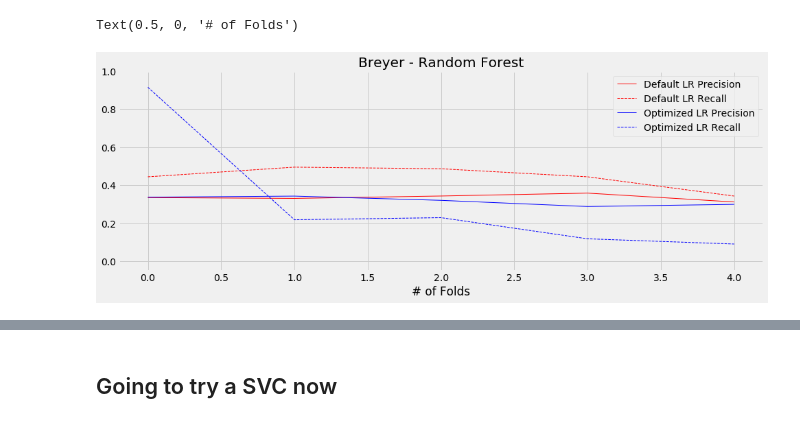
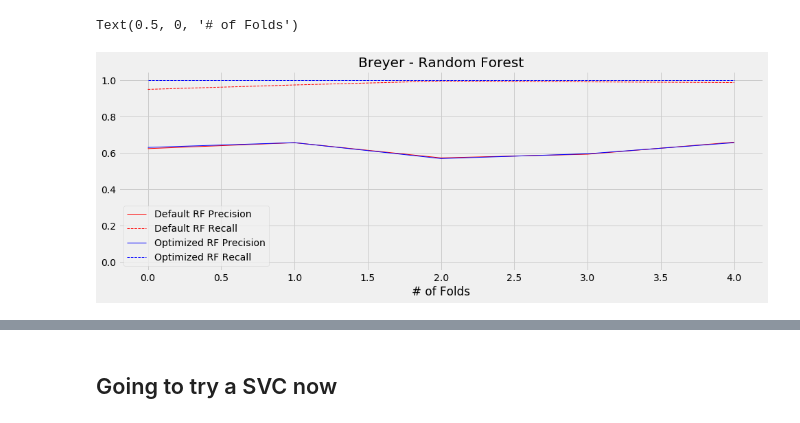
Before and after one commit to rcohngru/Predicting-Supreme-Court-Outcomes, a Jupyter notebook: Hyperparameter Tuning.ipynb, the cells around one changed output, grey strips where cells are left out. Saved outputs shown, nothing was run; the diff lists cells and outputs as text; code cells hidden in the pictures.

```diff
--- a/Hyperparameter Tuning.ipynb
+++ b/Hyperparameter Tuning.ipynb
@@ -84,7 +84,7 @@ def plot_cross_val(models, data, ax, sampling_method):
                 2 : 'g'}
 
 
-    names = ['Default LR', 'Optimized LR']
+    names = ['Default SVC', 'Optimized SVC']
     for i in range(len(models)):
         ax.plot(x, precisions[i], c=colormap[i],
                 linewidth=1, linestyle='-',
@@ -136,27 +134,26 @@ best_parameters = {'randomforestclassifier__bootstrap': False,
 # %%
 data = pd.read_csv('data/clean/Breyer.csv')
 X = data['cleanText'].fillna(' ').to_numpy()
 y = data['vote'].to_numpy()
 
 default_rf = RandomForestClassifier()
-best_rf = RandomForestClassifier(bootstrap=False, criterion='gini',
-                                max_depth=3, max_features=None,
-                                min_samples_leaf=2, min_samples_split=2,
+best_rf = RandomForestClassifier(bootstrap=True, criterion='gini',
+                                max_depth=3, max_features='sqrt',
                                 n_estimators=100)
 
 fig, ax = plt.subplots(figsize=(15, 5))
 models = [default_rf, best_rf]
 
 data = pd.read_csv('data/clean/Breyer.csv')
 data['cleanText'] = data['cleanText'].fillna(' ')
-plot_cross_val(models, data, ax, 'undersampling')
+plot_cross_val(models, data, ax, None)
 ax.set_title('Breyer - Random Forest')
 ax.legend()
-ax.set_ylim(-0.05, 1)
+ax.set_ylim(-0.05, 1.05)
 ax.set_xlabel('# of Folds')
 # %% [output]
 Text(0.5, 0, '# of Folds')
-[figure, old version]
+[figure, new version]
 # %%
 data = pd.read_csv('data/clean/Breyer.csv')
 X = data['cleanText'].fillna(' ').to_numpy()
```
Also changed, not shown: parts of 23 cells of this notebook, 4 other files.
